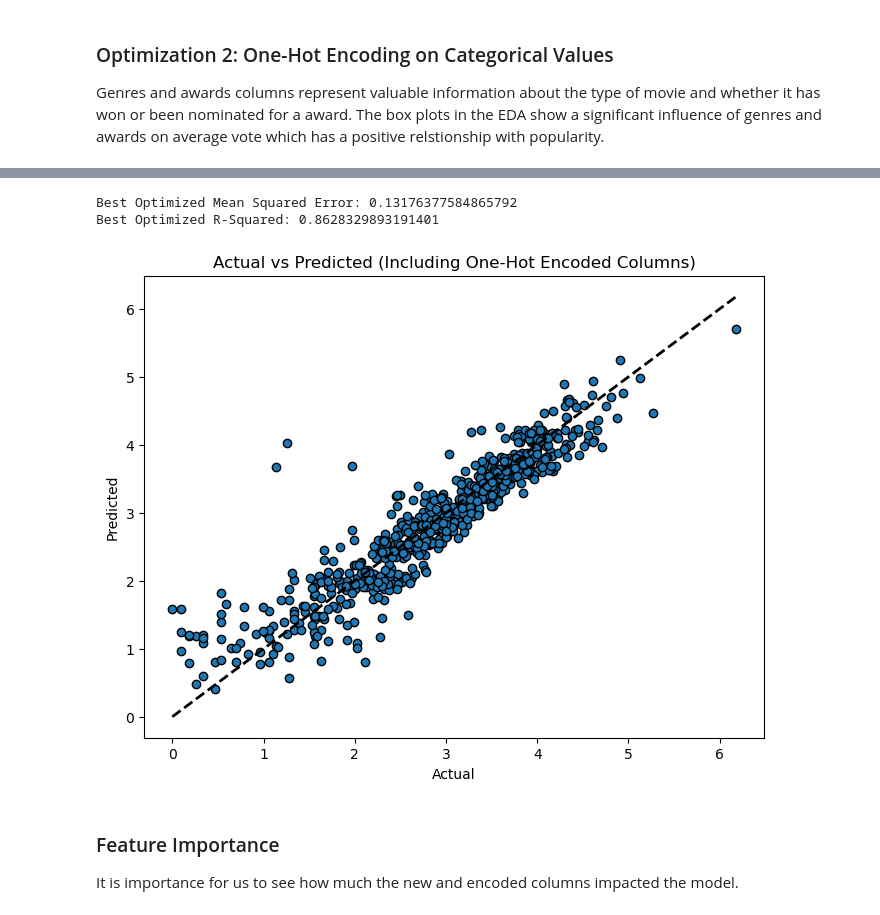
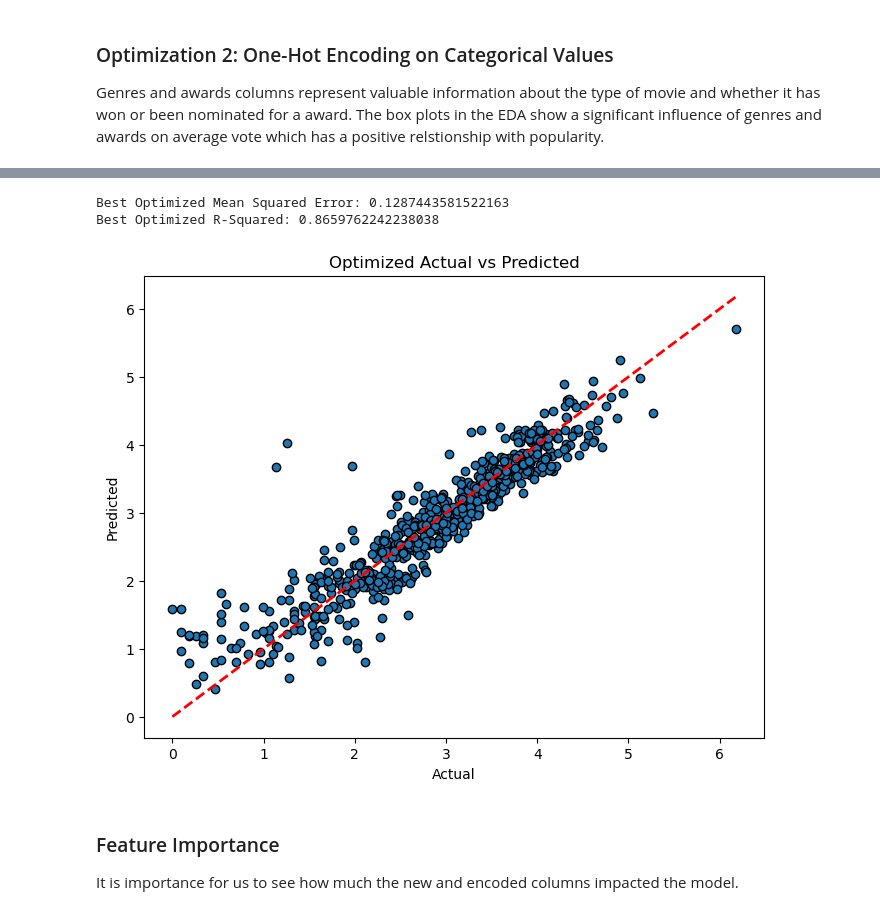
Before and after one commit to riosrose/UCB_project4_group6, a Jupyter notebook: SK_cleaned_up.ipynb, the cells around one changed output, grey strips where cells are left out. Cells and saved outputs as stored; diff of their text form; code cells hidden in the pictures.

```diff
--- a/SK_cleaned_up.ipynb
+++ b/SK_cleaned_up.ipynb
@@ -1564,3 +1577,5 @@ To further improve the random forest, we decided to add more features to the mod
+# %%
+forest_df = forest_df.drop(columns=['vote_count'])
 # %%
 # Create interaction features using vote_count_log and vote_average
 forest_df['vote_count_avg_interaction'] = forest_df['vote_count_log'] * forest_df['vote_average']
@@ -1594,11 +1609,11 @@ y = forest_df['popularity_log']
 X_train_new, X_test_new, y_train_new, y_test_new = train_test_split(X_new, y, test_size=0.2, random_state=42)
 # %%
 # Initialize and train the RandomForest model
-rf_model_new = RandomForestRegressor(n_estimators=100, random_state=42)
-rf_model_new.fit(X_train_new, y_train_new)
+rf_model_2 = RandomForestRegressor(n_estimators=100, random_state=42)
+rf_model_2.fit(X_train_new, y_train_new)
 
 # Predict on the test set
-y_pred_new = rf_model_new.predict(X_test_new)
+y_pred_new = rf_model_2.predict(X_test_new)
 # %%
 # Calculate and display performance metrics
 mse_new = mean_squared_error(y_test_new, y_pred_new)
@@ -1634,16 +1700,16 @@ else:
 # Select new relevant features, including the all new one-hot encoded features
 encoded_columns = [col for col in forest_df.columns if 'genres_' in col or 'award_' in col]
 
-new_X_features = ['budget_log', 'revenue_log', 'runtime', 'vote_average', 'release_year',
+features_updated = ['budget_log', 'revenue_log', 'runtime', 'vote_average', 'release_year',
                 'budget_runtime_interaction', 'month_sin', 'month_cos', 'day_sin', 'day_cos',
                 'vote_count_log', 'vote_count_avg_interaction', 'oscar_season'] + encoded_columns
 
-X_updated = forest_df[new_X_features]
+X_updated = forest_df[features_updated]
 
 # Target variable remains the same
 y = forest_df['popularity_log']
 # %%
 # Train-test split the optimized data
-X_train_new, X_test_new, y_train_new, y_test_new = train_test_split(X_new, y, test_size=0.2, random_state=42)
+X_train_new, X_test_new, y_train_new, y_test_new = train_test_split(X_updated, y, test_size=0.2, random_state=42)
 # %%
 # Initialize and train the optimized RandomForest model
@@ -1655,24 +1721,24 @@ y_predict_new = rf_model_new.predict(X_test_new)
 # %%
-# Step 9: Calculate and display performance metrics
-mse_new = mean_squared_error(y_test_new, y_predict_new)
-r2_new = r2_score(y_test_new, y_predict_new)
+# Calculate and display performance metrics
+mse_new = mean_squared_error(y_test_new, y_predict_best)
+r2_new = r2_score(y_test_new, y_predict_best)
 
 print(f'Best Optimized Mean Squared Error: {mse_new}')
 print(f'Best Optimized R-Squared: {r2_new}')
 # %% [output]
-Best Optimized Mean Squared Error: 0.13176377584865792
-Best Optimized R-Squared: 0.8628329893191401
+Best Optimized Mean Squared Error: 0.1287443581522163
+Best Optimized R-Squared: 0.8659762242238038
 # %%
 # Visualize Actual vs Predicted
 plt.figure(figsize=(8, 6))
 plt.scatter(y_test_new, y_pred_new, edgecolors=(0, 0, 0))
-plt.plot([y_test_new.min(), y_test_new.max()], [y_test_new.min(), y_test_new.max()], 'k--', lw=2)
+plt.plot([y_test_new.min(), y_test_new.max()], [y_test_new.min(), y_test_new.max()], color='red', linestyle='--', lw=2)
 plt.xlabel('Actual')
 plt.ylabel('Predicted')
-plt.title('Actual vs Predicted (Including One-Hot Encoded Columns)')
+plt.title('Optimized Actual vs Predicted')
 plt.show()
 # %% [output]
-[figure, old version]
+[figure, new version]
 # %% [markdown]
 ### Feature Importance
 
```
Also changed, not shown: parts of 42 cells of this notebook.
